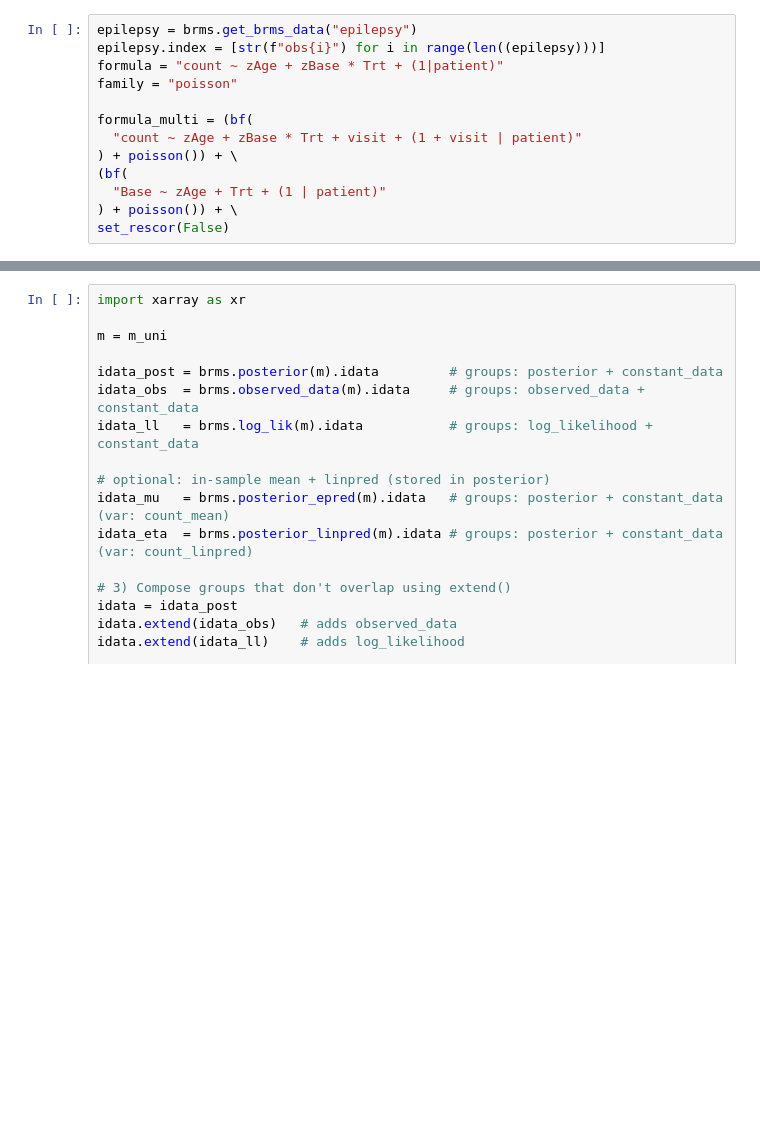
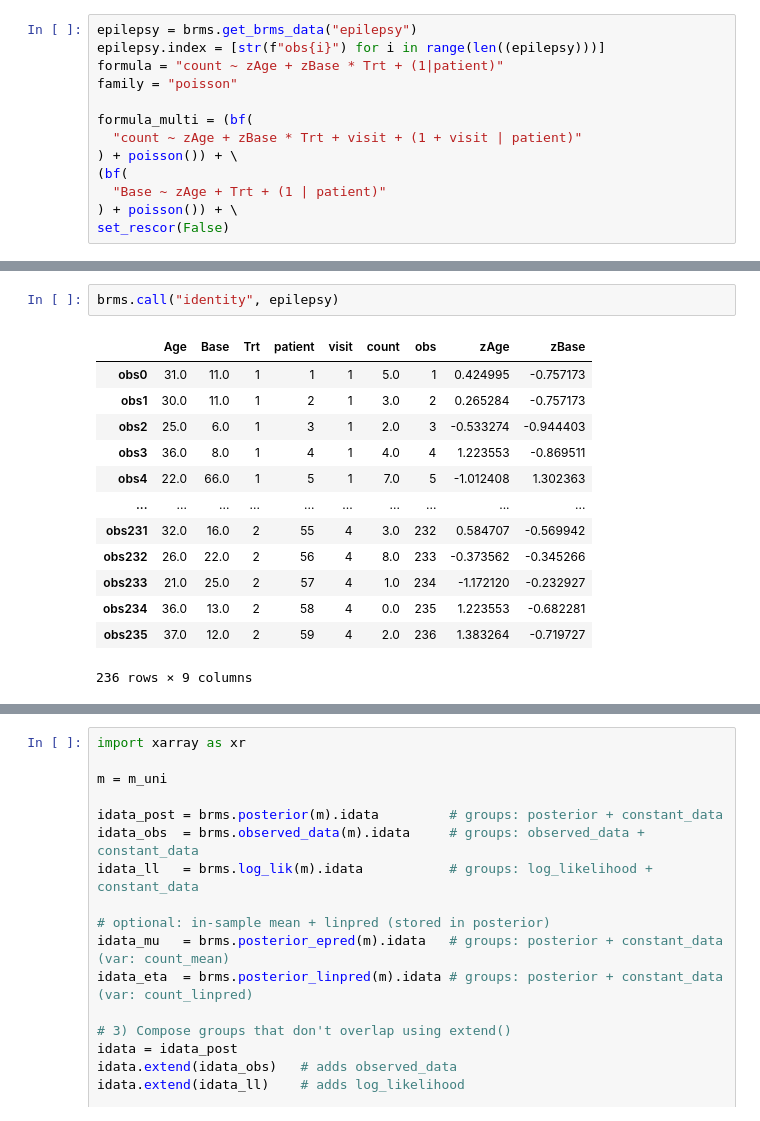
Before and after one commit to kaitumisuuringute-keskus/brmspy, a Jupyter notebook: notebooks/arviz.ipynb, the cells around one changed output, grey strips where cells are left out. Saved outputs shown, nothing was run; the diff lists cells and outputs as text; blank space fills up the shorter version.

```diff
--- a/notebooks/arviz.ipynb
+++ b/notebooks/arviz.ipynb
@@ -43,3 +48,19 @@ obs4  22.0  66.0   1        5      1    7.0    5 -1.012408  1.302363
+# %%
+brms.call("identity", epilepsy)
+# %% [output]
+|  | Age | Base | Trt | patient | visit | count | obs | zAge | zBase |
+| obs0 | 31.0 | 11.0 | 1 | 1 | 1 | 5.0 | 1 | 0.424995 | -0.757173 |
+| obs1 | 30.0 | 11.0 | 1 | 2 | 1 | 3.0 | 2 | 0.265284 | -0.757173 |
+| obs2 | 25.0 | 6.0 | 1 | 3 | 1 | 2.0 | 3 | -0.533274 | -0.944403 |
+| obs3 | 36.0 | 8.0 | 1 | 4 | 1 | 4.0 | 4 | 1.223553 | -0.869511 |
+| obs4 | 22.0 | 66.0 | 1 | 5 | 1 | 7.0 | 5 | -1.012408 | 1.302363 |
+| ... | ... | ... | ... | ... | ... | ... | ... | ... | ... |
+| obs231 | 32.0 | 16.0 | 2 | 55 | 4 | 3.0 | 232 | 0.584707 | -0.569942 |
+| obs232 | 26.0 | 22.0 | 2 | 56 | 4 | 8.0 | 233 | -0.373562 | -0.345266 |
+| obs233 | 21.0 | 25.0 | 2 | 57 | 4 | 1.0 | 234 | -1.172120 | -0.232927 |
+| obs234 | 36.0 | 13.0 | 2 | 58 | 4 | 0.0 | 235 | 1.223553 | -0.682281 |
+| obs235 | 37.0 | 12.0 | 2 | 59 | 4 | 2.0 | 236 | 1.383264 | -0.719727 |
+236 rows × 9 columns
 # %%
 m_uni = brms.brm(
     formula=formula,
```
Also changed, not shown: parts of 6 cells of this notebook, 4 other files.
